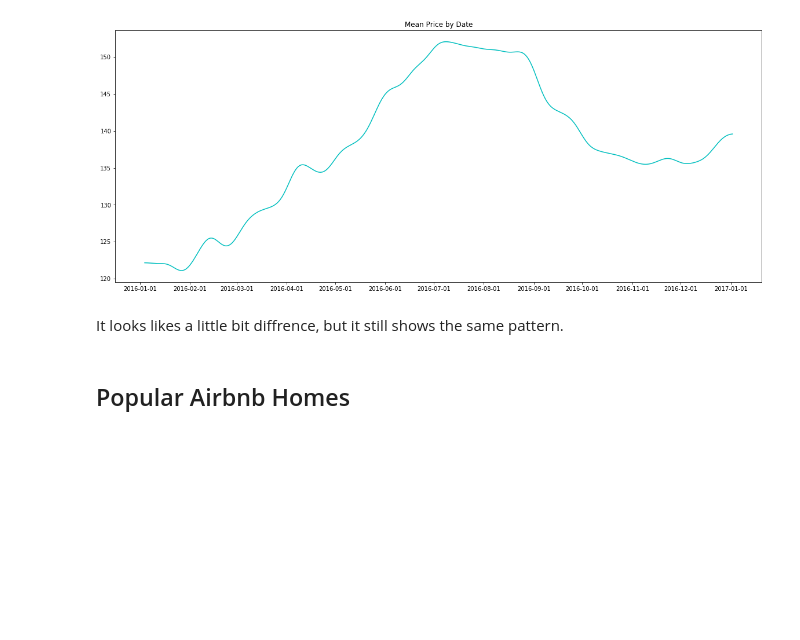
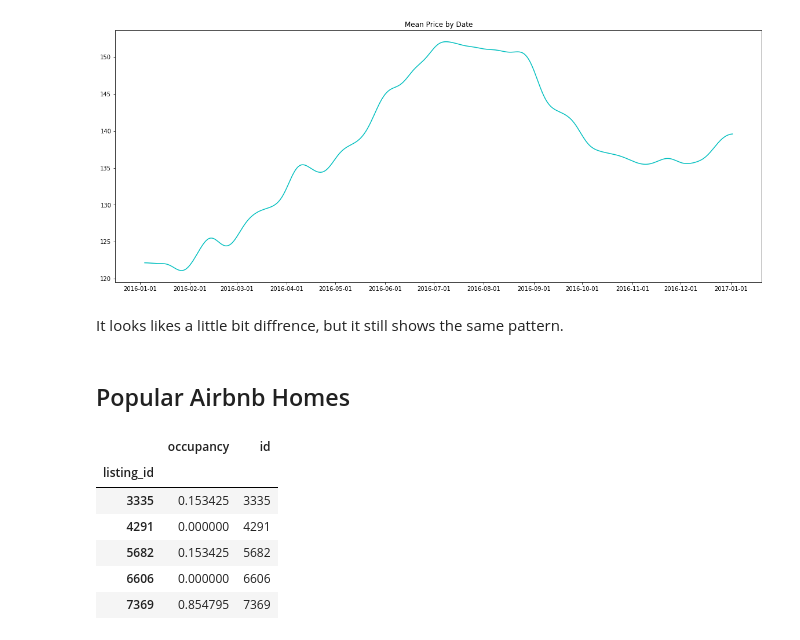
Before and after one commit to LucasBoTang/Seattle_Airbnb, a Jupyter notebook: seattle_airbnb.ipynb, the cells around one changed output. Cells and saved outputs as stored; diff of their text form; code cells hidden in the pictures; blank space fills up the shorter version.

```diff
--- a/seattle_airbnb.ipynb
+++ b/seattle_airbnb.ipynb
@@ -196,0 +202,10 @@ It looks likes a little bit diffrence, but it still shows the same pattern.
+# %%
+ocp.head()
+# %% [output]
+|  | occupancy | id |
+| listing_id |  |  |
+| 3335 | 0.153425 | 3335 |
+| 4291 | 0.000000 | 4291 |
+| 5682 | 0.153425 | 5682 |
+| 6606 | 0.000000 | 6606 |
+| 7369 | 0.854795 | 7369 |
```
Also changed, not shown: parts of 12 cells of this notebook.
